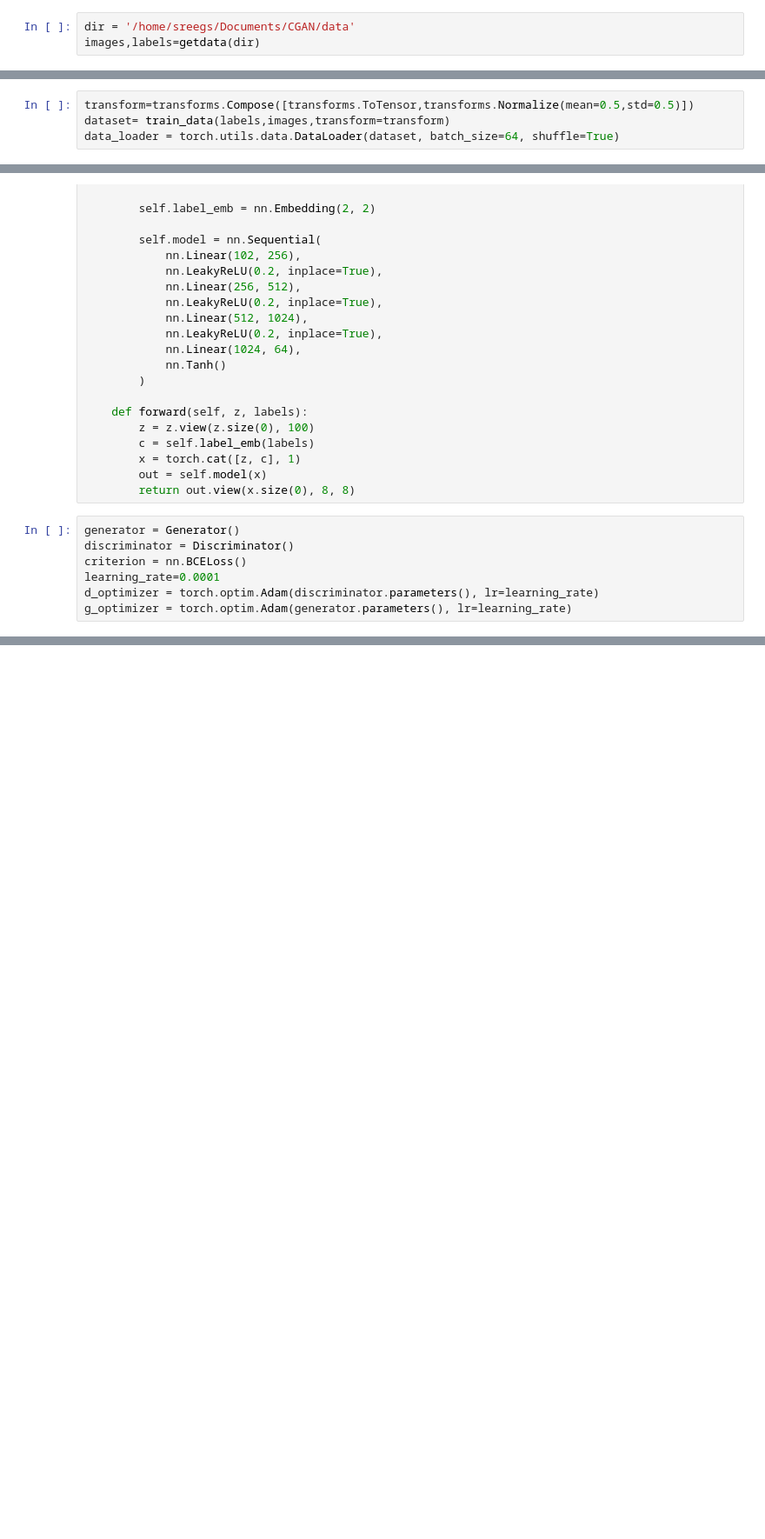
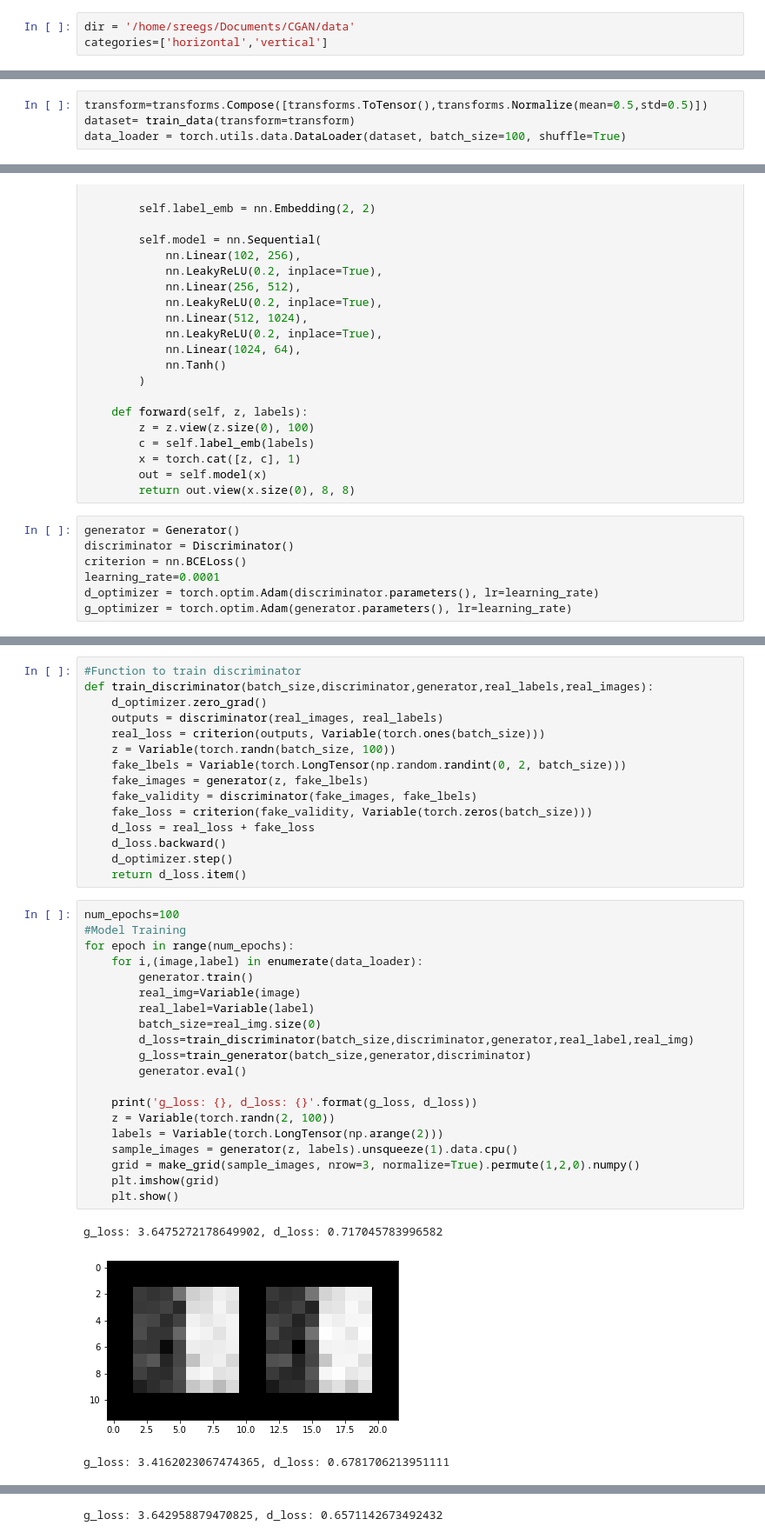
Before and after one commit to SreeGaneshTN/CGAN, a Jupyter notebook: CGAN.ipynb, the cells around one changed output, grey strips where cells are left out. Shown at 87% size. Cells and saved outputs as stored; diff of their text form; blank space fills up the shorter version.

Commit message:
trained net

```diff
--- a/CGAN.ipynb
+++ b/CGAN.ipynb
@@ -35,4 +32,4 @@ def getdata(dir):
 # %%
 dir = '/home/sreegs/Documents/CGAN/data'
-images,labels=getdata(dir)
+categories=['horizontal','vertical']
 # %%
@@ -55,9 +64,9 @@ class train_data(Dataset):
 
         return img, int(label)
 # %%
-transform=transforms.Compose([transforms.ToTensor,transforms.Normalize(mean=0.5,std=0.5)])
-dataset= train_data(labels,images,transform=transform)
-data_loader = torch.utils.data.DataLoader(dataset, batch_size=64, shuffle=True)
+transform=transforms.Compose([transforms.ToTensor(),transforms.Normalize(mean=0.5,std=0.5)])
+dataset= train_data(transform=transform)
+data_loader = torch.utils.data.DataLoader(dataset, batch_size=100, shuffle=True)
 # %%
 class Discriminator(nn.Module):
     def __init__(self):
@@ -116,0 +138,39 @@ g_optimizer = torch.optim.Adam(generator.parameters(), lr=learning_rate)
+# %%
+#Function to train discriminator
+def train_discriminator(batch_size,discriminator,generator,real_labels,real_images):
+    d_optimizer.zero_grad()
+    outputs = discriminator(real_images, real_labels)
+    real_loss = criterion(outputs, Variable(torch.ones(batch_size)))
+    z = Variable(torch.randn(batch_size, 100))
+    fake_lbels = Variable(torch.LongTensor(np.random.randint(0, 2, batch_size)))
+    fake_images = generator(z, fake_lbels)
+    fake_validity = discriminator(fake_images, fake_lbels)
+    fake_loss = criterion(fake_validity, Variable(torch.zeros(batch_size)))
+    d_loss = real_loss + fake_loss
+    d_loss.backward()
+    d_optimizer.step()
+    return d_loss.item()
+# %%
+num_epochs=100
+#Model Training
+for epoch in range(num_epochs):
+    for i,(image,label) in enumerate(data_loader):
+        generator.train()
+        real_img=Variable(image)
+        real_label=Variable(label)
+        batch_size=real_img.size(0)
+        d_loss=train_discriminator(batch_size,discriminator,generator,real_label,real_img)
+        g_loss=train_generator(batch_size,generator,discriminator)
+        generator.eval()
+
+    print('g_loss: {}, d_loss: {}'.format(g_loss, d_loss))
+    z = Variable(torch.randn(2, 100))
+    labels = Variable(torch.LongTensor(np.arange(2)))
+    sample_images = generator(z, labels).unsqueeze(1).data.cpu()
+    grid = make_grid(sample_images, nrow=3, normalize=True).permute(1,2,0).numpy()
+    plt.imshow(grid)
+    plt.show()
+# %% [output]
+g_loss: 3.6475272178649902, d_loss: 0.717045783996582
+[figure, added]
+g_loss: 3.4162023067474365, d_loss: 0.6781706213951111
@@ -116,0 +178 @@ g_optimizer = torch.optim.Adam(generator.parameters(), lr=learning_rate)
+g_loss: 3.642958879470825, d_loss: 0.6571142673492432
```
Also changed, not shown: parts of 6 cells of this notebook.
